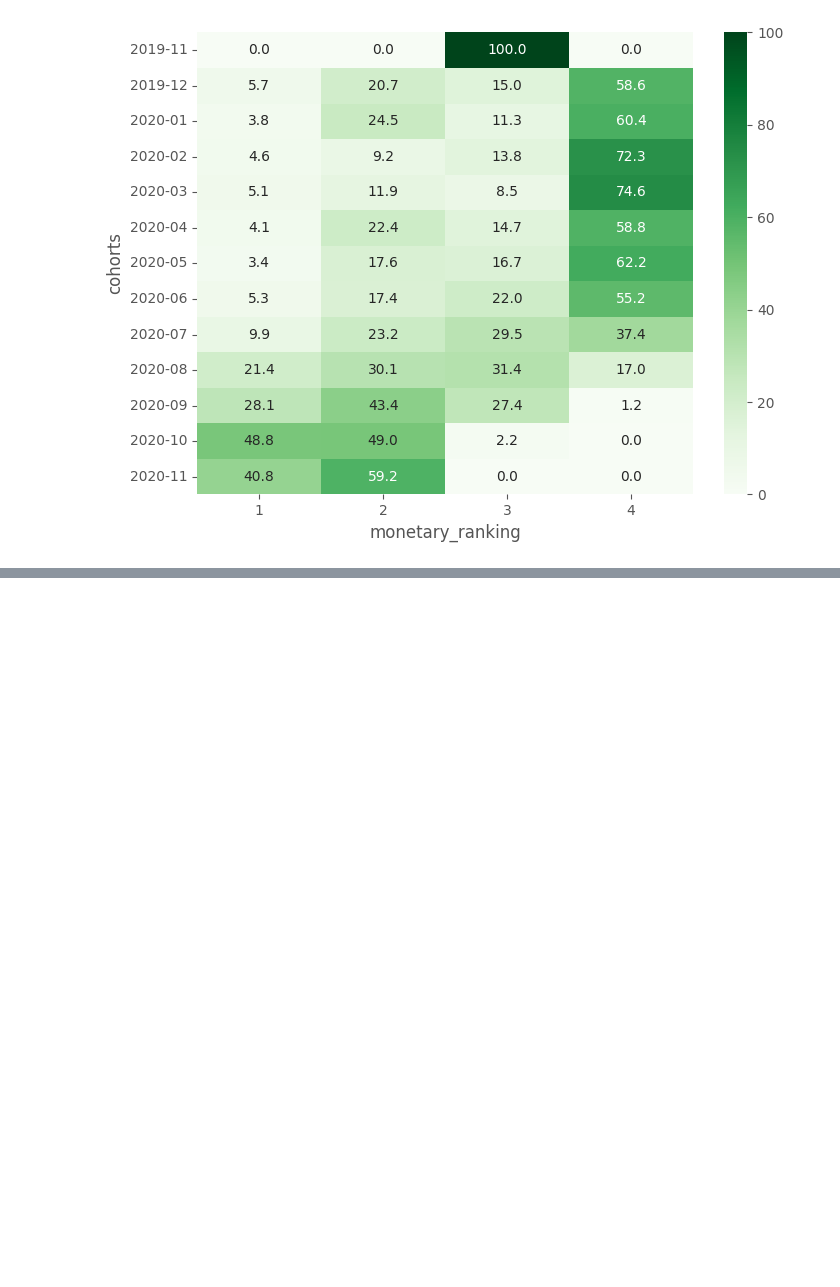
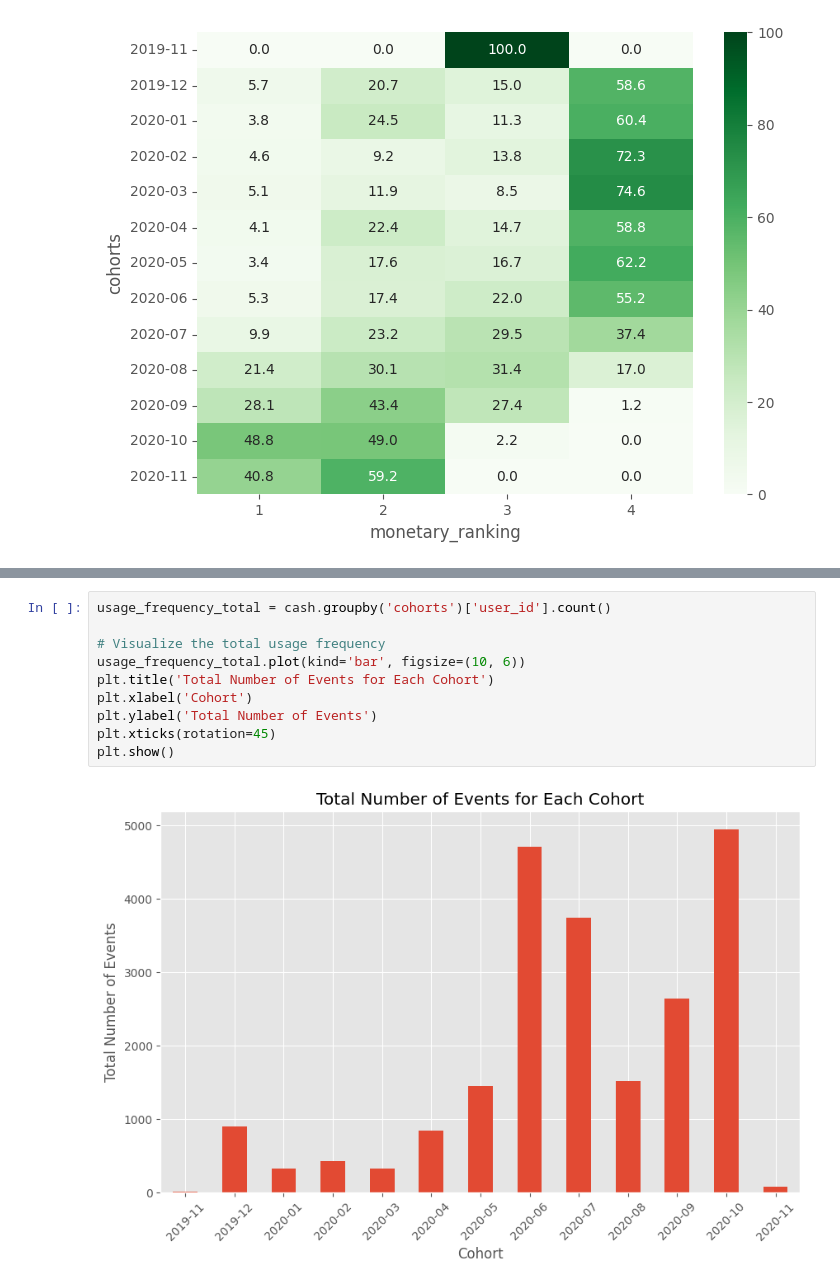
Before and after one commit to ivanseldas/microcredit-churn-classifier, a Jupyter notebook: Main_Latest.ipynb, the cells around one changed output, grey strips where cells are left out. Cells and saved outputs as stored; diff of their text form; blank space fills up the shorter version.

```diff
--- a/Main_Latest.ipynb
+++ b/Main_Latest.ipynb
@@ -351,0 +365,12 @@ sns.heatmap(pivot_table,annot=True, fmt=".1f", cmap="Greens")
+# %%
+usage_frequency_total = cash.groupby('cohorts')['user_id'].count()
+
+# Visualize the total usage frequency
+usage_frequency_total.plot(kind='bar', figsize=(10, 6))
+plt.title('Total Number of Events for Each Cohort')
+plt.xlabel('Cohort')
+plt.ylabel('Total Number of Events')
+plt.xticks(rotation=45)
+plt.show()
+# %% [output]
+[figure, added]
```
Also changed, not shown: parts of 4 cells of this notebook.
